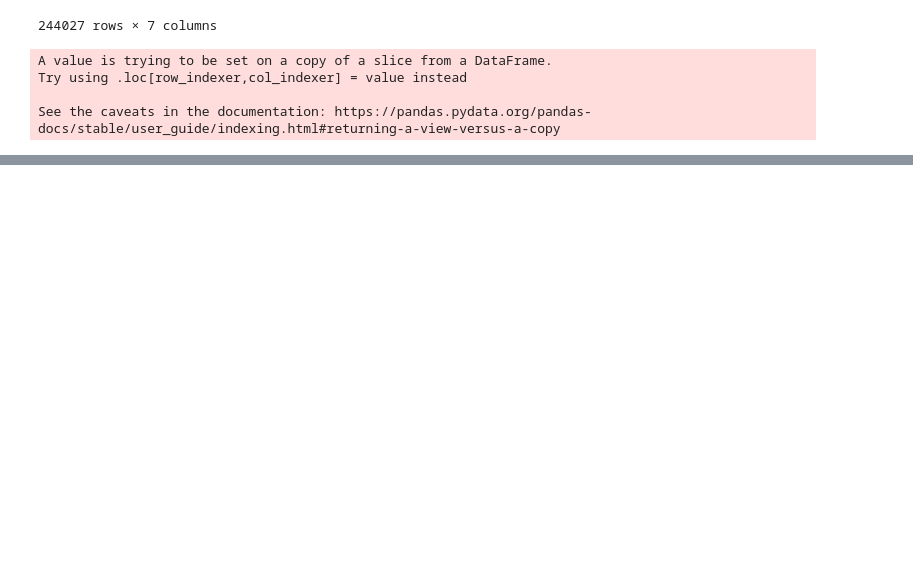
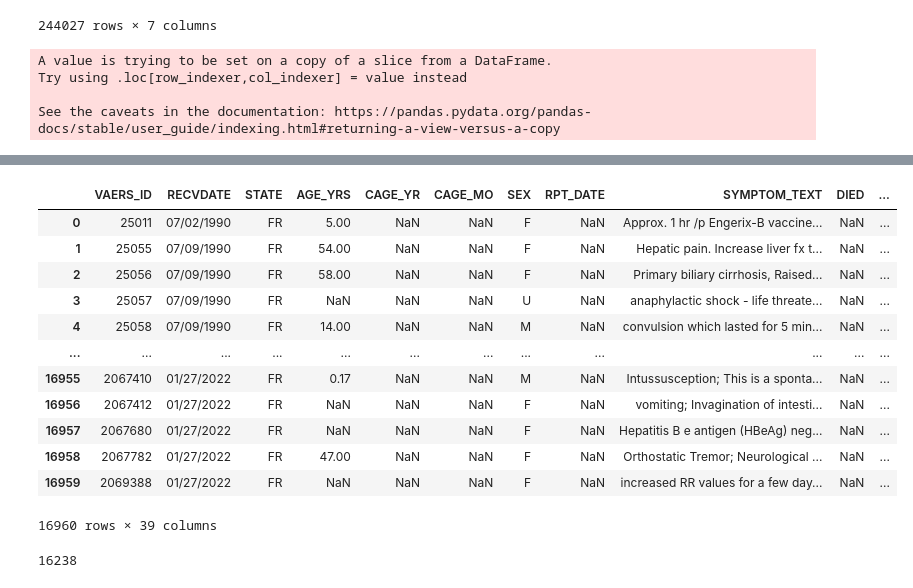
Before and after one commit to DATA-606-SPRING-2022/TEAM_A_data606, a Jupyter notebook: EDA/ipynb/Capstone_Project.ipynb, the cells around one changed output, grey strips where cells are left out. Cells and saved outputs as stored; diff of their text form; code cells hidden in the pictures; blank space fills up the shorter version.

Commit message:
Created using Colaboratory with updated codes for MMR, Hepatitis along with COVID details

```diff
--- a/EDA/ipynb/Capstone_Project.ipynb
+++ b/EDA/ipynb/Capstone_Project.ipynb
@@ -584,0 +417,3 @@ plt.savefig('/content/drive/Shareddrives/Team A 606 Capstone Project/Plot/covids
+# %%
+#reference: https://stackoverflow.com/questions/29461185/filtering-pandas-dataframe-using-or-statement
+df_hepatitis_data = df_vax[(df_vax['VAX_TYPE'] =='HEP') | (df_vax['VAX_TYPE'] =='HEPA') | (df_vax['VAX_TYPE'] =='HEPAB') | (df_vax['VAX_TYPE'] =='HEPATYP')]
@@ -584,0 +456,2 @@ plt.savefig('/content/drive/Shareddrives/Team A 606 Capstone Project/Plot/covids
+# %%
+df_hepatitis_data.drop(['VAX_SITE','VAX_ROUTE','VAX_LOT'], axis = 1,inplace = True)
@@ -584,0 +463,3 @@ plt.savefig('/content/drive/Shareddrives/Team A 606 Capstone Project/Plot/covids
+# %%
+df_hepatitis_data.drop_duplicates( keep="first", inplace=True)
+df_hepatitis_data.info()
@@ -584,0 +508,21 @@ plt.savefig('/content/drive/Shareddrives/Team A 606 Capstone Project/Plot/covids
+# %%
+df_hepatitis = df_data.merge(df_hepatitis_data, on="VAERS_ID",how='right')
+display(df_hepatitis)
+# %% [output]
+|  | VAERS_ID | RECVDATE | STATE | AGE_YRS | CAGE_YR | CAGE_MO | SEX | RPT_DATE | SYMPTOM_TEXT | DIED | ... |
+| 0 | 25011 | 07/02/1990 | FR | 5.00 | NaN | NaN | F | NaN | Approx. 1 hr /p Engerix-B vaccine... | NaN | ... |
+| 1 | 25055 | 07/09/1990 | FR | 54.00 | NaN | NaN | F | NaN | Hepatic pain. Increase liver fx t... | NaN | ... |
+| 2 | 25056 | 07/09/1990 | FR | 58.00 | NaN | NaN | F | NaN | Primary biliary cirrhosis, Raised... | NaN | ... |
+| 3 | 25057 | 07/09/1990 | FR | NaN | NaN | NaN | U | NaN | anaphylactic shock - life threate... | NaN | ... |
+| 4 | 25058 | 07/09/1990 | FR | 14.00 | NaN | NaN | M | NaN | convulsion which lasted for 5 min... | NaN | ... |
+| ... | ... | ... | ... | ... | ... | ... | ... | ... | ... | ... | ... |
+| 16955 | 2067410 | 01/27/2022 | FR | 0.17 | NaN | NaN | M | NaN | Intussusception; This is a sponta... | NaN | ... |
+| 16956 | 2067412 | 01/27/2022 | FR | NaN | NaN | NaN | F | NaN | vomiting; Invagination of intesti... | NaN | ... |
+| 16957 | 2067680 | 01/27/2022 | FR | NaN | NaN | NaN | F | NaN | Hepatitis B e antigen (HBeAg) neg... | NaN | ... |
+| 16958 | 2067782 | 01/27/2022 | FR | 47.00 | NaN | NaN | F | NaN | Orthostatic Tremor; Neurological ... | NaN | ... |
+| 16959 | 2069388 | 01/27/2022 | FR | NaN | NaN | NaN | F | NaN | increased RR values for a few day... | NaN | ... |
+16960 rows × 39 columns
+# %%
+print(df_hepatitis["VAERS_ID"].nunique())
+# %% [output]
+16238
```
Also changed, not shown: parts of 84 cells of this notebook.
